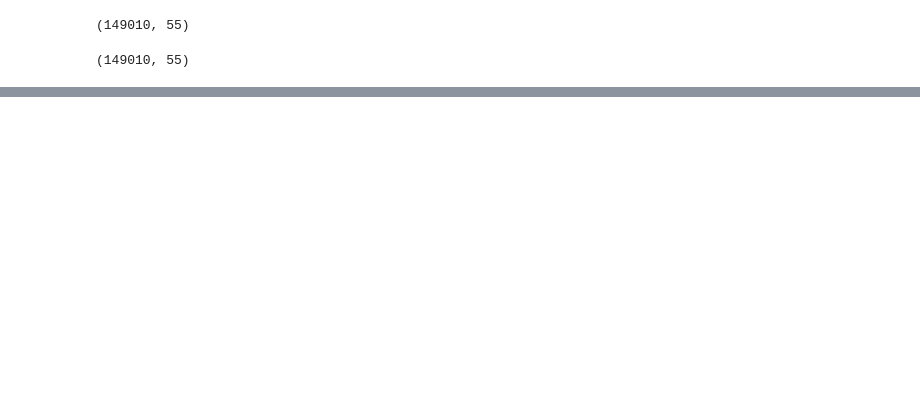
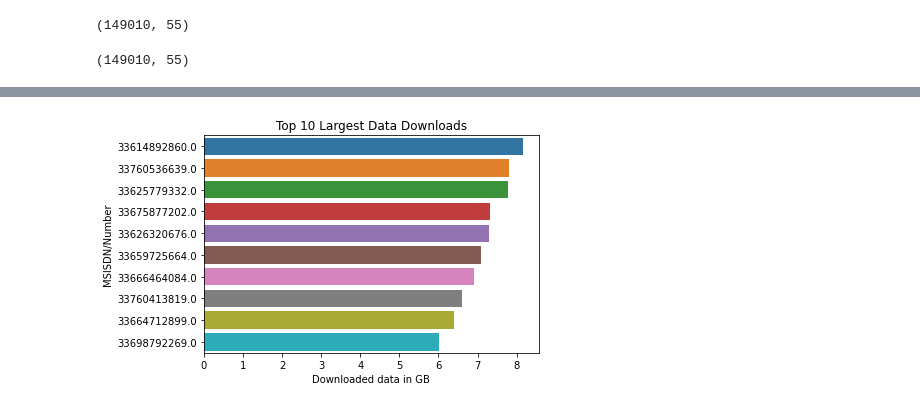
Before and after one commit to KaydeeJR/TelecomUser_DataAnalysis, a Jupyter notebook: notebooks/cleaning_data.ipynb, the cells around one changed output, grey strips where cells are left out. Cells and saved outputs as stored; diff of their text form; code cells hidden in the pictures; blank space fills up the shorter version.

```diff
--- a/notebooks/cleaning_data.ipynb
+++ b/notebooks/cleaning_data.ipynb
@@ -29,0 +105,8 @@ dataframe.shape
+# %%
+df_session_DL_data = dataframe.groupby(["MSISDN/Number"]).sum()["Total DL (Bytes)"].sort_values(ascending=False).head(10)
+id_DL = pd.Series(df_session_DL_data.index, dtype="string")
+session_DL = sns.barplot(x=df_session_DL_data.apply(lambda x:x/10**9).values,y=id_DL, orient='h')
+session_DL.set(title = "Top 10 Largest Data Downloads", xlabel="Downloaded data in GB", ylabel = "MSISDN/Number")
+plt.show()
+# %% [output]
+[figure, added]
```
Also changed, not shown: parts of 11 cells of this notebook, 7 other files.
